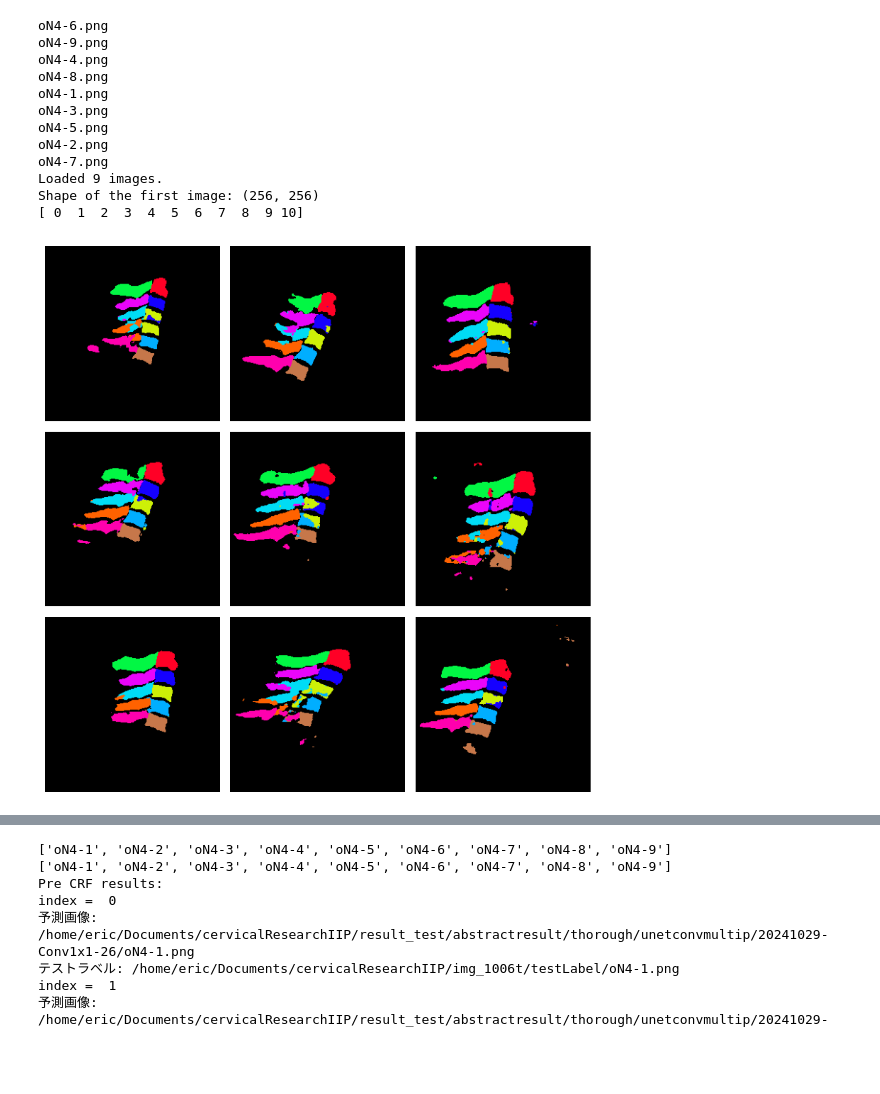
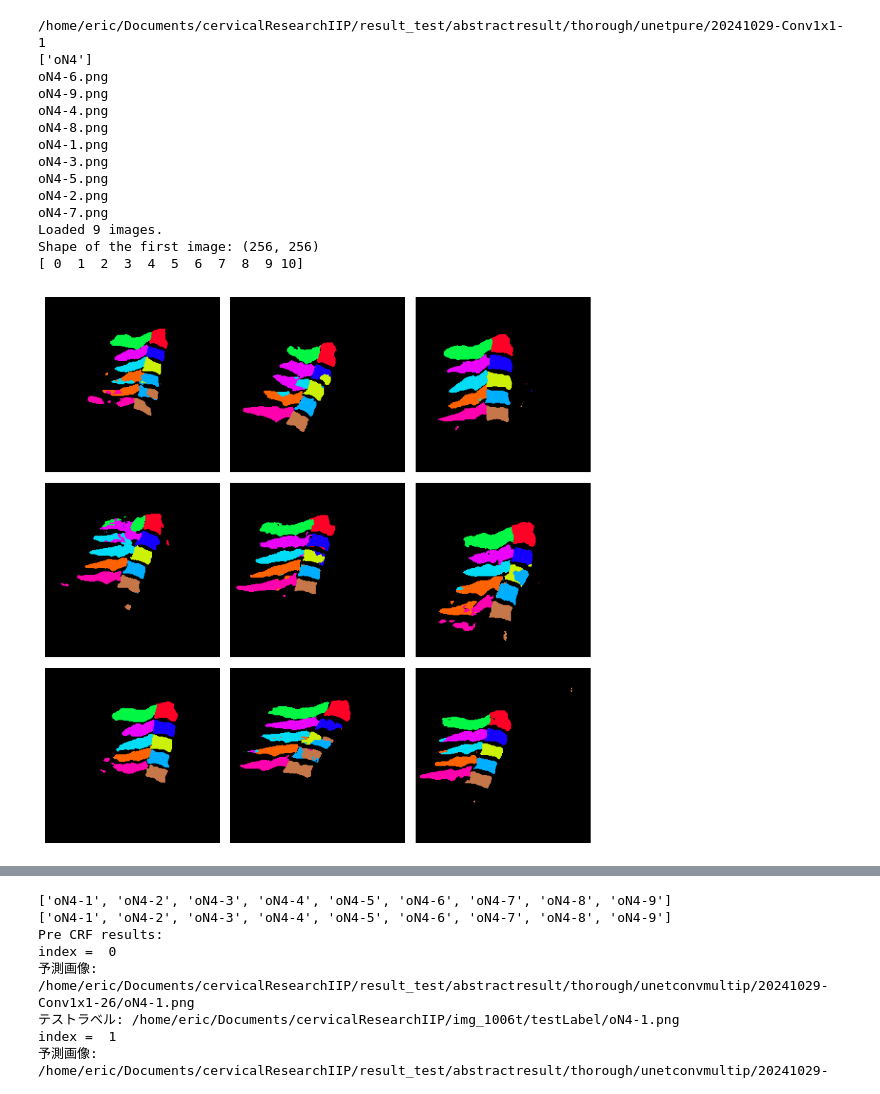
Before and after one commit to Eric-IIP/cervicalResearchIIP, a Jupyter notebook: crfEnhance.ipynb, the cells around one changed output, grey strips where cells are left out. Drawn from its saved outputs; the diff is of its cells as text; code cells hidden in the pictures; blank space fills up the shorter version.

```diff
--- a/crfEnhance.ipynb
+++ b/crfEnhance.ipynb
@@ -1,3 +1,5 @@
+# %%
+EXPERIMENT_NUMBER = 1
 # %%
 import os
 import cv2
@@ -7,14 +9,16 @@ from PIL import Image
 import statistics
 import pandas as pd
 
+GT_PROB = 0.7
+
 labeled_dir = str("/home/eric/Documents/cervicalResearchIIP/img_1006t/testLabel")
 
-result_test_path = "/home/eric/Documents/cervicalResearchIIP/result_test/abstractresult/thorough/unetconvmultip/20241029-Conv1x1-26"
+result_test_path = "/home/eric/Documents/cervicalResearchIIP/result_test/abstractresult/thorough/unetpure/20241029-Conv1x1-" + str(EXPERIMENT_NUMBER)
 
-GT_PROB = 0.6
+
 
 from plotImg import plot_images
-def plot_label_image(plot_output_img):
+def plot_label_image(plot_output_img, path = 'None'):
      plot_img = []
      for output_img in plot_output_img:
           labels = np.unique(output_img)
@@ -49,15 +53,16 @@ def plot_label_image(plot_output_img):
                     else:
                          print("There are more labels!")
           plot_img.append(image)
-     plot_images('None', plot_img)
+     plot_images(path, plot_img)
 # %%
-# use the part when trying to read already trained model's results from dir
-
-
 
 images_label_gray = []
 crf_file_names = []
+print(result_test_path)
 
+TEST = []
+TEST.append(os.listdir(result_test_path)[0][:3])
+print(TEST)
 for filename in os.listdir(result_test_path):
     # Check if the file is a PNG image
     if filename.endswith('.png'):
@@ -68,34 +73,36 @@ for filename in os.listdir(result_test_path):
             file_path = os.path.join(result_test_path, filename)
             # Read the image using OpenCV
             img = cv2.imread(file_path)
             if img is not None:
                 #images.append(img) color
                 img_gray = cv2.cvtColor(img, cv2.COLOR_BGR2GRAY)
                 images_label_gray.append(img_gray)  # Append the grayscale image
             else:
                 print(f"Failed to read image: {file_path}")
 
 # Now `images` contains all the loaded PNG images
 print(f"Loaded {len(images_label_gray)} images.")
 
 if images_label_gray:
     print(f"Shape of the first image: {images_label_gray[0].shape}")  # This will show the dimensions of the image
 print(np.unique(images_label_gray))
 plot_label_image(images_label_gray)
 # %% [output]
+/home/eric/Documents/cervicalResearchIIP/result_test/abstractresult/thorough/unetpure/20241029-Conv1x1-1
+['oN4']
 oN4-6.png
 oN4-9.png
 oN4-4.png
 oN4-8.png
 oN4-1.png
 oN4-3.png
 oN4-5.png
 oN4-2.png
 oN4-7.png
 Loaded 9 images.
 Shape of the first image: (256, 256)
 [ 0  1  2  3  4  5  6  7  8  9 10]
-[figure, old version]
+[figure, new version]
 # %%
 import pydensecrf.densecrf as dcrf
 from pydensecrf.utils import unary_from_labels, create_pairwise_gaussian
```
Also changed, not shown: parts of 2 cells of this notebook, 1 other file.
